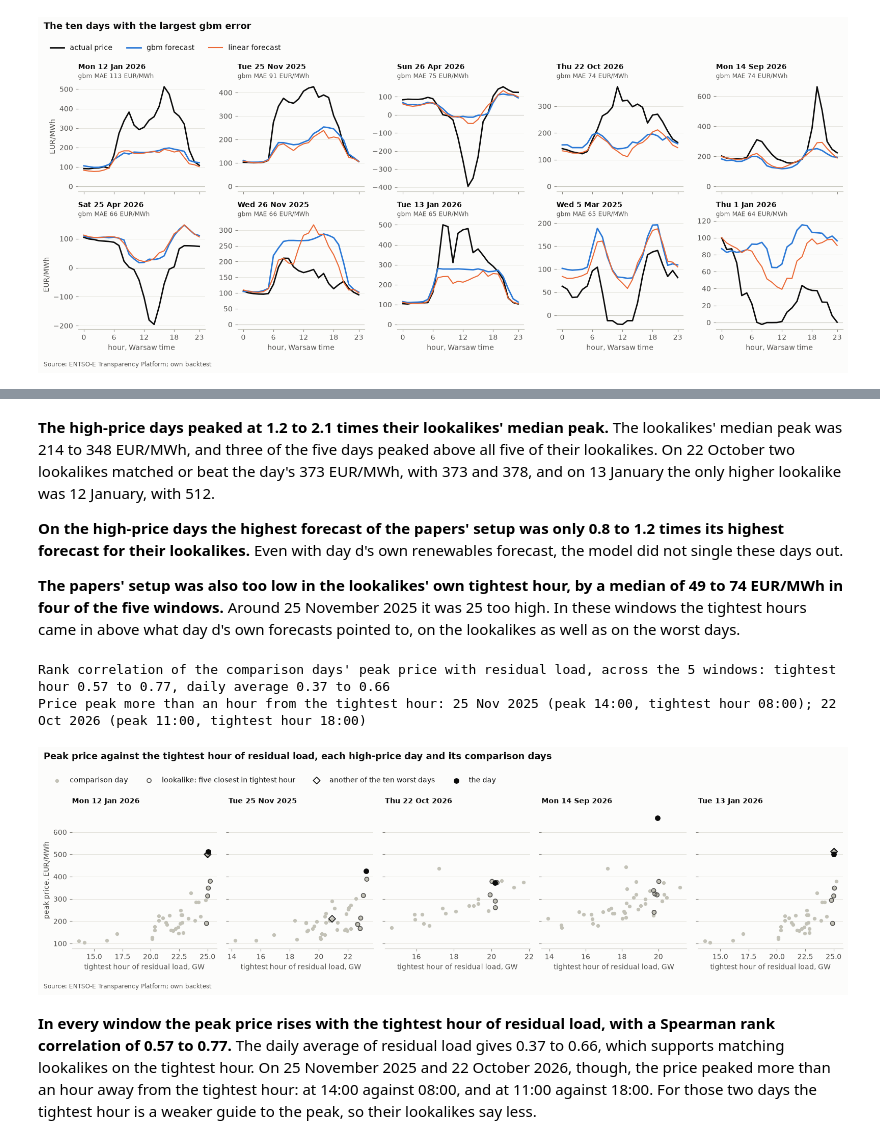
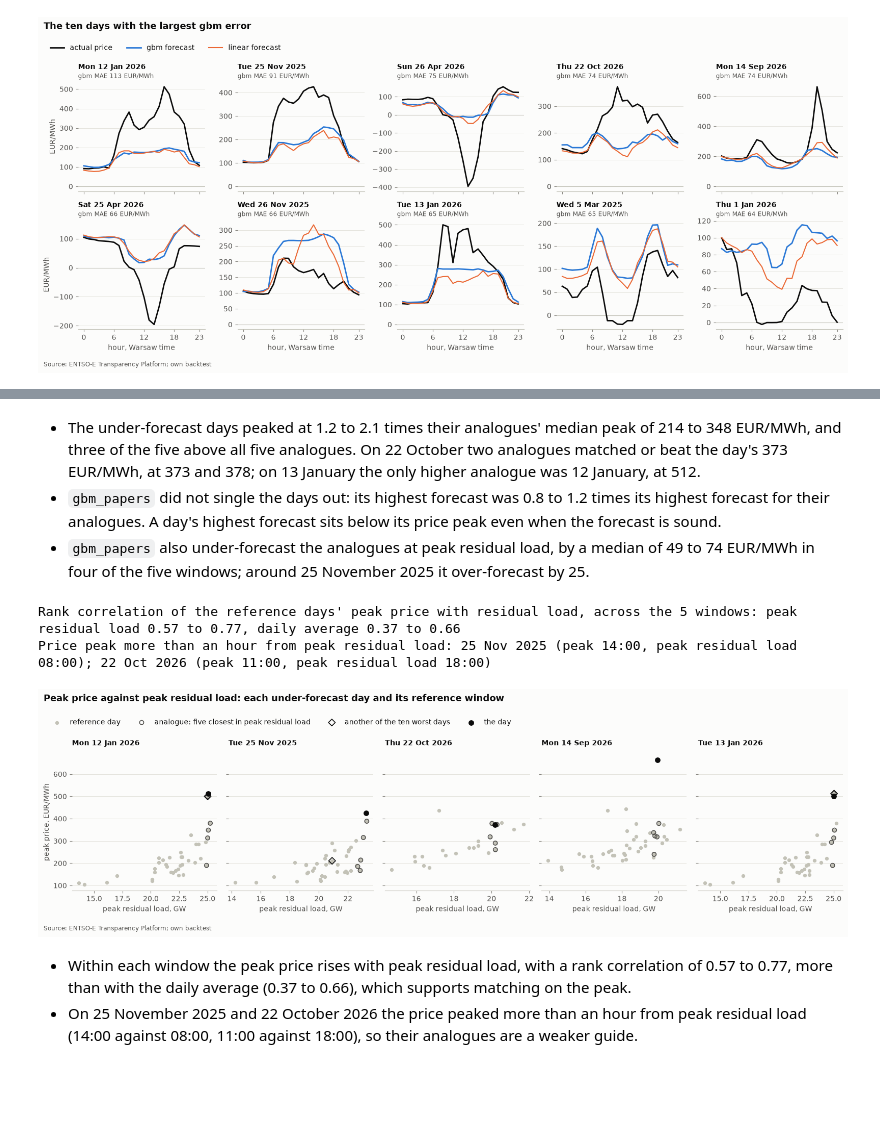
Before and after one commit to Tomek72/pl-dayahead, a Jupyter notebook: notebooks/02_error_analysis.ipynb, the cells around one changed output, grey strips where cells are left out. Cells and saved outputs as stored; diff of their text form; code cells hidden in the pictures; blank space fills up the shorter version.

```diff
--- a/notebooks/02_post_mortem.ipynb
+++ b/notebooks/02_error_analysis.ipynb
@@ -716,53 +693,52 @@ Each high-price day against its five lookalikes: prices, and the papers' setup's
 | Mon 14 Sep 2026 | 663 | 322 | 378 | 2.1 | 289 | ... |
 | Tue 13 Jan 2026 | 500 | 313 | 512 | 1.6 | 304 | ... |
 # %% [markdown]
-**The high-price days peaked at 1.2 to 2.1 times their lookalikes' median peak.** The lookalikes' median peak was 214 to 348 EUR/MWh, and three of the five days peaked above all five of their lookalikes. On 22 October two lookalikes matched or beat the day's 373 EUR/MWh, with 373 and 378, and on 13 January the only higher lookalike was 12 January, with 512.
-
-**On the high-price days the highest forecast of the papers' setup was only 0.8 to 1.2 times its highest forecast for their lookalikes.** Even with day d's own renewables forecast, the model did not single these days out.
-
-**The papers' setup was also too low in the lookalikes' own tightest hour, by a median of 49 to 74 EUR/MWh in four of the five windows.** Around 25 November 2025 it was 25 too high. In these windows the tightest hours came in above what day d's own forecasts pointed to, on the lookalikes as well as on the worst days.
+- The under-forecast days peaked at 1.2 to 2.1 times their analogues' median peak of 214 to 348 EUR/MWh, and three of the five above all five analogues. On 22 October two analogues matched or beat the day's 373 EUR/MWh, at 373 and 378; on 13 January the only higher analogue was 12 January, at 512.
+- `gbm_papers` did not single the days out: its highest forecast was 0.8 to 1.2 times its highest forecast for their analogues. A day's highest forecast sits below its price peak even when the forecast is sound.
+- `gbm_papers` also under-forecast the analogues at peak residual load, by a median of 49 to 74 EUR/MWh in four of the five windows; around 25 November 2025 it over-forecast by 25.
 # %%
-# Chart 6: each high-price day and its comparison days, peak price against the tightest hour of residual load.
+# Chart 6: each under-forecast day and its reference window, peak price against peak residual load.
 rank_correlations = []
-for day in HIGH_PRICE_DAYS:
-    comparison = comparison_days(day)
-    rank_correlations.append({'tightest hour': comparison['res_max'].corr(comparison['peak'], method='spearman'),
-                'daily average': comparison['res_mean'].corr(comparison['peak'], method='spearman')})
+for day in UNDER_FORECAST_DAYS:
+    reference = reference_days(day)
+    rank_correlations.append({'peak residual load': reference['residual_max'].corr(reference['peak'], method='spearman'),
+                'daily average': reference['residual_mean'].corr(reference['peak'], method='spearman')})
 rank_correlations = pd.DataFrame(rank_correlations)
-print(f"Rank correlation of the comparison days' peak price with residual load, across the {len(HIGH_PRICE_DAYS)} windows: "
-      f"tightest hour {rank_correlations['tightest hour'].min():.2f} to {rank_correlations['tightest hour'].max():.2f}, "
+print(f"Rank correlation of the reference days' peak price with residual load, across the {len(UNDER_FORECAST_DAYS)} windows: "
+      f"peak residual load {rank_correlations['peak residual load'].min():.2f} to {rank_correlations['peak residual load'].max():.2f}, "
       f"daily average {rank_correlations['daily average'].min():.2f} to {rank_correlations['daily average'].max():.2f}")
 peak_hour = hours.loc[hours.groupby('day')['actual'].idxmax()].set_index('day')['hour']
-peak_apart_days = [day for day in HIGH_PRICE_DAYS if abs(peak_hour[day] - tightest.loc[day, 'hour']) > 1]
-print('Price peak more than an hour from the tightest hour: ' + '; '.join(
-    f"{day_label(day, weekday=False)} (peak {peak_hour[day]:02d}:00, tightest hour {tightest.loc[day, 'hour']:02d}:00)"
+peak_apart_days = [day for day in UNDER_FORECAST_DAYS if abs(peak_hour[day] - peak_residual_hour.loc[day, 'hour']) > 1]
+print('Price peak more than an hour from peak residual load: ' + '; '.join(
+    f"{day_label(day, weekday=False)} (peak {peak_hour[day]:02d}:00, peak residual load {peak_residual_hour.loc[day, 'hour']:02d}:00)"
     for day in peak_apart_days))
 
-fig, axes = plt.subplots(1, len(HIGH_PRICE_DAYS), figsize=(16, 4.8), sharey=True)
-for ax, day in zip(axes, HIGH_PRICE_DAYS):
-    comparison, alike = comparison_days(day), lookalikes(day)
-    worst_in_window = comparison[comparison.index.isin(worst.index)]  # another of the ten worst days in the same window
-    ax.scatter(comparison['res_max'], comparison['peak'], s=18, color=BASELINE, label='comparison day', zorder=2)
-    ax.scatter(alike['res_max'], alike['peak'], s=34, facecolor='none', edgecolor=INK_2, lw=1.2,
-               label='lookalike: five closest in tightest hour', zorder=3)
-    ax.scatter(worst_in_window['res_max'], worst_in_window['peak'], s=46, marker='D', facecolor='none', edgecolor=INK, lw=1.2,
+fig, axes = plt.subplots(1, len(UNDER_FORECAST_DAYS), figsize=(16, 4.8), sharey=True)
+for ax, day in zip(axes, UNDER_FORECAST_DAYS):
+    reference, analogues = reference_days(day), analogue_days(day)
+    worst_in_window = reference[reference.index.isin(worst.index)]  # another of the ten worst days in the same window
+    ax.scatter(reference['residual_max'], reference['peak'], s=18, color=BASELINE, label='reference day', zorder=2)
+    ax.scatter(analogues['residual_max'], analogues['peak'], s=34, facecolor='none', edgecolor=INK_2, lw=1.2,
+               label='analogue: five closest in peak residual load', zorder=3)
+    ax.scatter(worst_in_window['residual_max'], worst_in_window['peak'], s=46, marker='D', facecolor='none', edgecolor=INK, lw=1.2,
                label='another of the ten worst days', zorder=3)
-    ax.scatter([per_day.loc[day, 'res_max']], [per_day.loc[day, 'peak']], s=46, color=MODEL_COLOURS['actual'], label='the day',
+    ax.scatter([per_day.loc[day, 'residual_max']], [per_day.loc[day, 'peak']], s=46, color=MODEL_COLOURS['actual'], label='the day',
                zorder=4)
     ax.set_title(day_label(day), fontsize=10)
 axes[0].set_ylabel('peak price, EUR/MWh')
 for ax in axes:
-    ax.set_xlabel('tightest hour of residual load, GW')
+    ax.set_xlabel('peak residual load, GW')
 
 handles, labels = axes[0].get_legend_handles_labels()
 fig.legend(handles, labels, loc='upper left', ncol=4, bbox_to_anchor=(0.01, 0.9))
-fig.text(0.01, 0.975, 'Peak price against the tightest hour of residual load, each high-price day and its comparison days',
+fig.text(0.01, 0.975, 'Peak price against peak residual load: each under-forecast day and its reference window',
          fontsize=13, fontweight='bold', va='top')
-save(fig, 'lookalike_days.png', SOURCE_BACKTEST, rect=(0, 0.05, 1, 0.82))
+save(fig, 'analogue_days.png', SOURCE_BACKTEST, rect=(0, 0.05, 1, 0.82))
 # %% [output]
-Rank correlation of the comparison days' peak price with residual load, across the 5 windows: tightest hour 0.57 to 0.77, daily average 0.37 to 0.66
-Price peak more than an hour from the tightest hour: 25 Nov 2025 (peak 14:00, tightest hour 08:00); 22 Oct 2026 (peak 11:00, tightest hour 18:00)
+Rank correlation of the reference days' peak price with residual load, across the 5 windows: peak residual load 0.57 to 0.77, daily average 0.37 to 0.66
+Price peak more than an hour from peak residual load: 25 Nov 2025 (peak 14:00, peak residual load 08:00); 22 Oct 2026 (peak 11:00, peak residual load 18:00)
-[figure, old version]
+[figure, new version]
 # %% [markdown]
-**In every window the peak price rises with the tightest hour of residual load, with a Spearman rank correlation of 0.57 to 0.77.** The daily average of residual load gives 0.37 to 0.66, which supports matching lookalikes on the tightest hour. On 25 November 2025 and 22 October 2026, though, the price peaked more than an hour away from the tightest hour: at 14:00 against 08:00, and at 11:00 against 18:00. For those two days the tightest hour is a weaker guide to the peak, so their lookalikes say less.
+- Within each window the peak price rises with peak residual load, with a rank correlation of 0.57 to 0.77, more than with the daily average (0.37 to 0.66), which supports matching on the peak.
+- On 25 November 2025 and 22 October 2026 the price peaked more than an hour from peak residual load (14:00 against 08:00, 11:00 against 18:00), so their analogues are a weaker guide.
 # %% [markdown]
```
Also changed, not shown: parts of 33 cells of this notebook, 5 other files.
